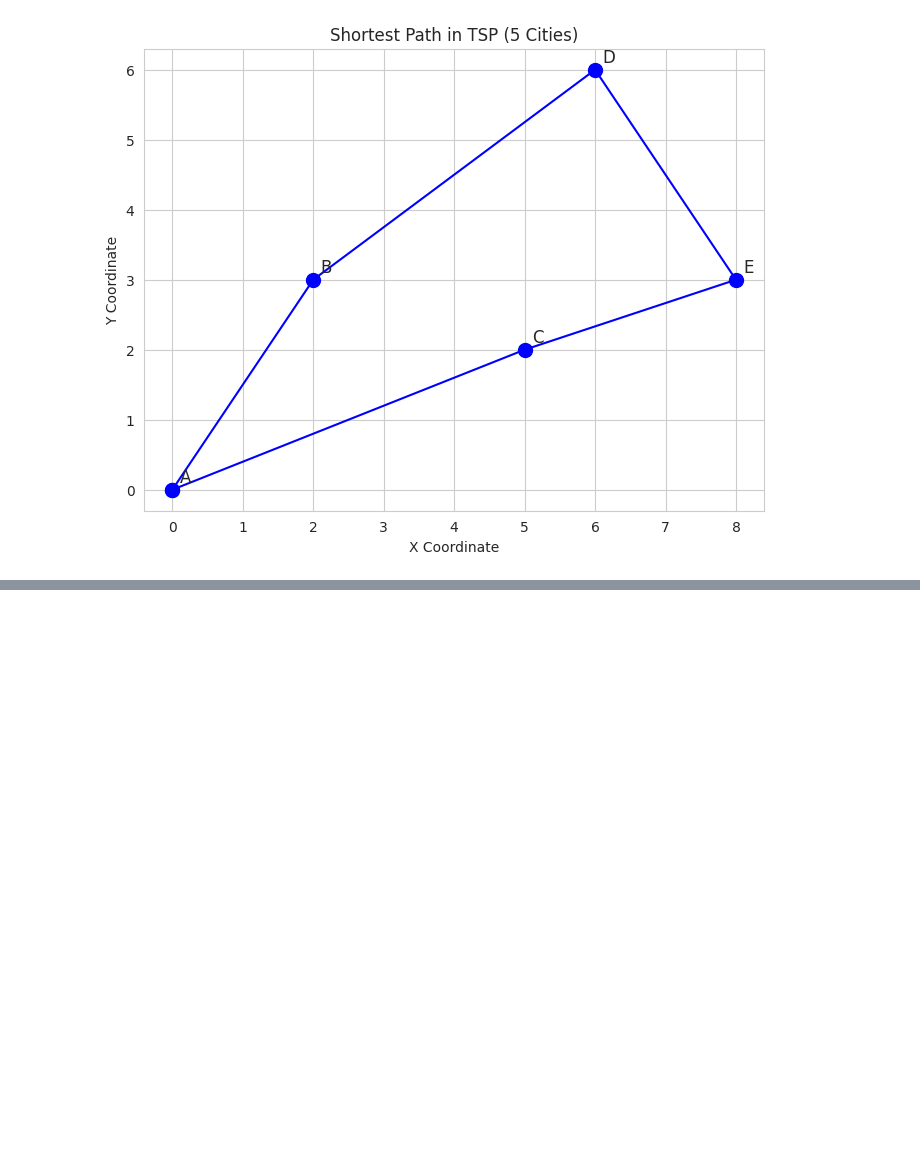
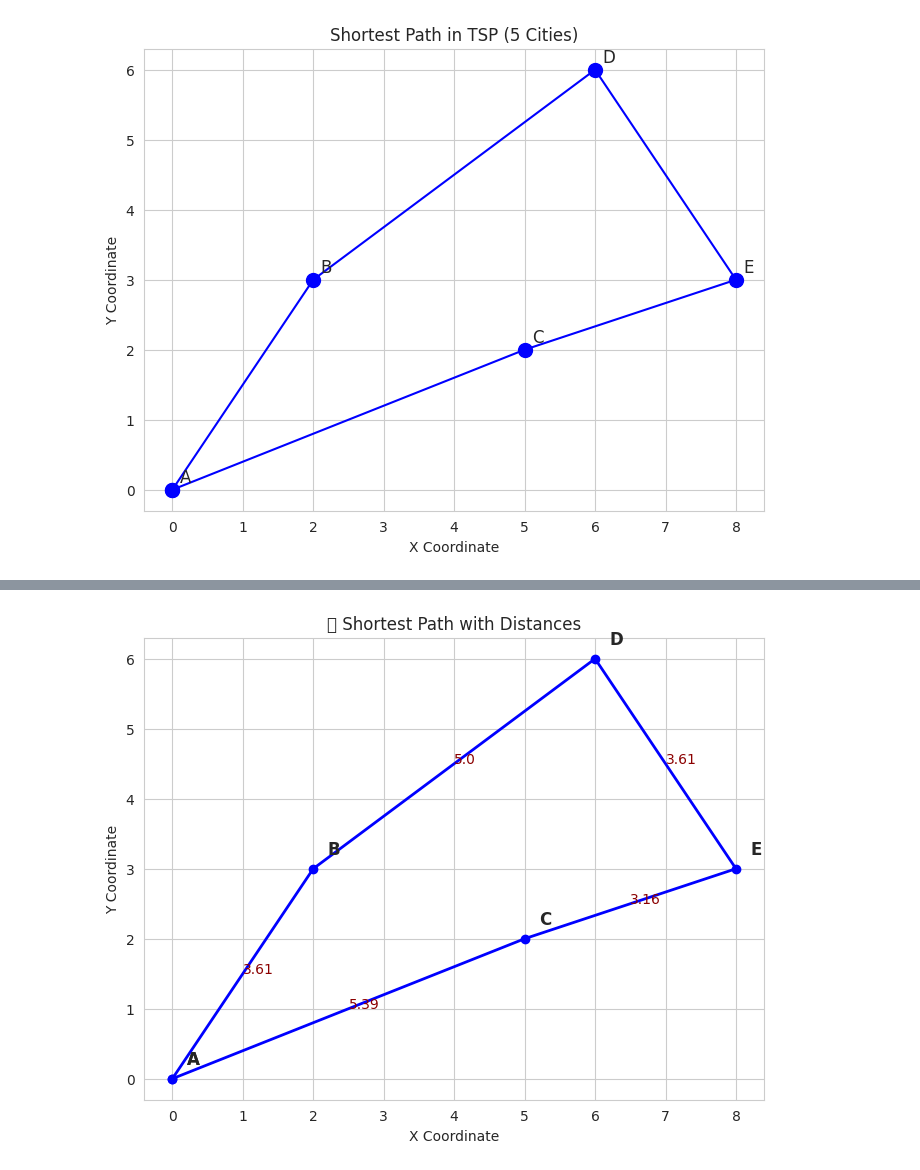
Before and after one commit to dabster108/Dataanalysis_numpy, a Jupyter notebook: Data_cleaning_visualization.ipynb, the cells around one changed output, grey strips where cells are left out. Drawn from its saved outputs; the diff is of its cells as text; code cells hidden in the pictures; blank space fills up the shorter version.

```diff
--- a/Data_cleaning_visualization.ipynb
+++ b/Data_cleaning_visualization.ipynb
@@ -281,3 +281,90 @@ plt.show()
 Shortest Path: A → B → D → E → C → A
 Minimum Distance: 20.76
 [figure]
+# %%
+import numpy as np
+import pandas as pd
+import itertools
+import matplotlib.pyplot as plt
+import seaborn as sns
+
+# === Step 1: City coordinates and names ===
+cities = ['A', 'B', 'C', 'D', 'E']
+coordinates = {
+    'A': (0, 0),
+    'B': (2, 3),
+    'C': (5, 2),
+    'D': (6, 6),
+    'E': (8, 3)
+}
+
+# === Step 2: Create a distance matrix ===
+def euclidean(p1, p2):
+    return np.round(np.sqrt((p1[0]-p2[0])**2 + (p1[1]-p2[1])**2), 2)
+
+distance_matrix = pd.DataFrame(index=cities, columns=cities)
+for i in cities:
+    for j in cities:
+        distance_matrix.loc[i, j] = euclidean(coordinates[i], coordinates[j])
+distance_matrix = distance_matrix.astype(float)
+
+# === Step 3: Try all permutations to find the shortest path ===
+min_path = None
+min_distance = float('inf')
+all_paths = []
+
+for perm in itertools.permutations(cities[1:]):  # Fix starting at 'A'
+    path = ['A'] + list(perm) + ['A']
+    total = 0
+    for i in range(len(path)-1):
+        total += distance_matrix.loc[path[i], path[i+1]]
+    all_paths.append((path, total))
+    if total < min_distance:
+        min_distance = total
+        min_path = path
+
+# === Step 4: Print shortest path result ===
+print("🔵 Shortest Path:", " → ".join(min_path))
+print(f"📏 Minimum Distance: {min_distance:.2f}")
+print("\n📋 Distance Matrix:\n", distance_matrix)
+
+# === Step 5: Plot 1 - Shortest Path with labels and distances ===
+def plot_path(path, title):
+    x = [coordinates[city][0] for city in path]
+    y = [coordinates[city][1] for city in path]
+
+    plt.figure(figsize=(8, 6))
+    plt.plot(x, y, marker='o', linestyle='-', color='blue', linewidth=2)
+    for i, city in enumerate(path):
+        plt.text(x[i]+0.2, y[i]+0.2, city, fontsize=12, fontweight='bold')
+
+    # Show distances on lines
+    for i in range(len(path)-1):
+        mid_x = (x[i] + x[i+1]) / 2
+        mid_y = (y[i] + y[i+1]) / 2
+        d = distance_matrix.loc[path[i], path[i+1]]
+        plt.text(mid_x, mid_y, f"{d}", fontsize=10, color='darkred')
+
+    plt.title(title)
+    plt.xlabel("X Coordinate")
+    plt.ylabel("Y Coordinate")
+    plt.grid(True)
+    plt.show()
+
+plot_path(min_path, "🔵 Shortest Path with Distances")
+
+# === Step 6: Plot 2 - Distance Matrix Heatmap ===
+plt.figure(figsize=(6, 5))
+sns.heatmap(distance_matrix, annot=True, cmap='Blues', fmt=".2f")
+plt.title("📊 City Distance Matrix (Euclidean)")
+plt.show()
+
+# === Step 7: Plot 3 - All Possible Paths (optional preview of TSP complexity) ===
+plt.figure(figsize=(8, 6))
+for path, dist in all_paths:
+    x = [coordinates[city][0] for city in path]
+    y = [coordinates[city][1] for city in path]
+    plt.plot(x, y, alpha=0.2, linestyle='--')
+# Highlight the best one
+plot_path(min_path, "⭐ All Paths (Faded) + Best Path (Bold)")
+# %% [output]
@@ -283,0 +381 @@ Minimum Distance: 20.76
+[figure, added]
```
Also changed, not shown: parts of 1 cell of this notebook.
